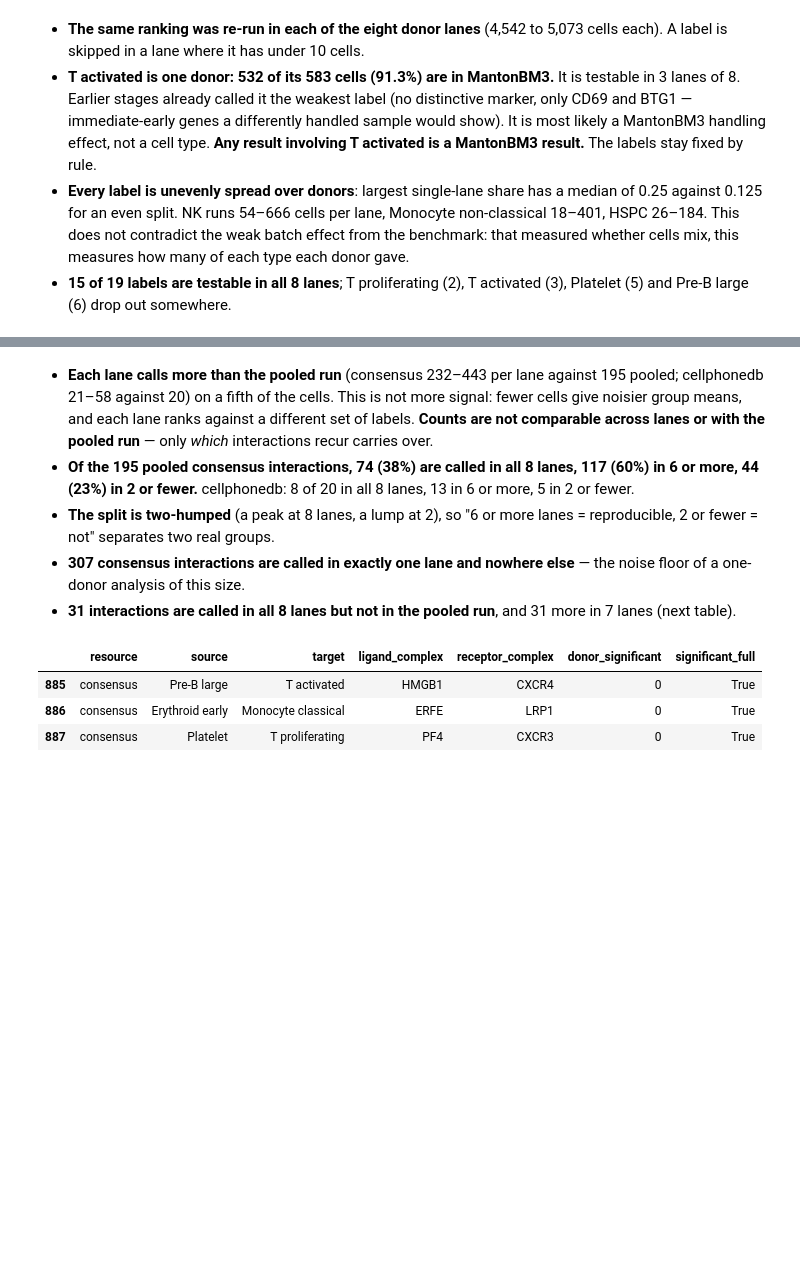
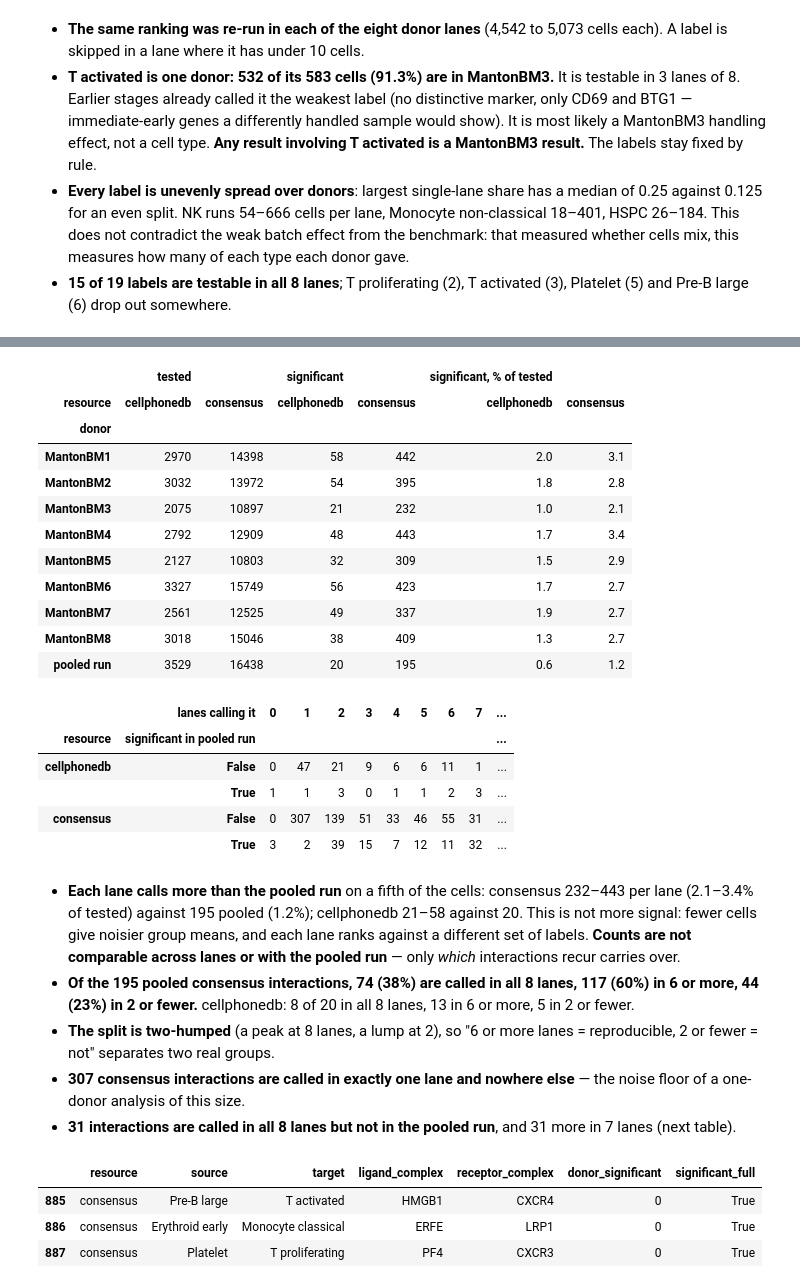
Before and after one commit to Seg0fieD/bm_scrna_methods, a Jupyter notebook: notebooks/scrna_bm_cell_cell_communication.ipynb, the cells around one changed output, grey strips where cells are left out. Drawn from its saved outputs; the diff is of its cells as text; code cells hidden in the pictures; blank space fills up the shorter version.

Commit message:
update: lane totals in cell-cell communication stage notebook report

```diff
--- a/notebooks/scrna_bm_cell_cell_communication.ipynb
+++ b/notebooks/scrna_bm_cell_cell_communication.ipynb
@@ -427,6 +409,38 @@ pd.crosstab([reproducible["resource"], reproducible["significant_full"]], reprod
+# %%
+lane_totals = table("cell_cell_communication/lr_donors/lr_donors_summary.csv")
+pooled = pd.DataFrame({"donor": "pooled run", "resource": list(ranked),
+                       "tested": [len(ranked[resource]) for resource in ranked],
+                       "significant": [len(significant[resource]) for resource in ranked]})
+lane_totals = pd.concat([lane_totals, pooled], ignore_index=True)
+lane_totals["significant, % of tested"] = (100 * lane_totals["significant"] / lane_totals["tested"]).round(1)
+display(pd.concat({column: lane_totals.pivot(index="donor", columns="resource", values=column)
+                   for column in ("tested", "significant", "significant, % of tested")}, axis=1))
+reproducible = table("cell_cell_communication/lr_donors/lr_donors_reproducible.csv")
+pd.crosstab([reproducible["resource"], reproducible["significant_full"]], reproducible["donor_significant"],
+            rownames=["resource", "significant in pooled run"], colnames=["lanes calling it"])
+# %% [output]
+|  | tested |  | significant |  | significant, % of tested |  |
+| resource | cellphonedb | consensus | cellphonedb | consensus | cellphonedb | consensus |
+| donor |  |  |  |  |  |  |
+| MantonBM1 | 2970 | 14398 | 58 | 442 | 2.0 | 3.1 |
+| MantonBM2 | 3032 | 13972 | 54 | 395 | 1.8 | 2.8 |
+| MantonBM3 | 2075 | 10897 | 21 | 232 | 1.0 | 2.1 |
+| MantonBM4 | 2792 | 12909 | 48 | 443 | 1.7 | 3.4 |
+| MantonBM5 | 2127 | 10803 | 32 | 309 | 1.5 | 2.9 |
+| MantonBM6 | 3327 | 15749 | 56 | 423 | 1.7 | 2.7 |
+| MantonBM7 | 2561 | 12525 | 49 | 337 | 1.9 | 2.7 |
+| MantonBM8 | 3018 | 15046 | 38 | 409 | 1.3 | 2.7 |
+| pooled run | 3529 | 16438 | 20 | 195 | 0.6 | 1.2 |
+|  | lanes calling it | 0 | 1 | 2 | 3 | 4 | 5 | 6 | 7 | ... |
+| resource | significant in pooled run |  |  |  |  |  |  |  |  | ... |
+| cellphonedb | False | 0 | 47 | 21 | 9 | 6 | 6 | 11 | 1 | ... |
+|  | True | 1 | 1 | 3 | 0 | 1 | 1 | 2 | 3 | ... |
+| consensus | False | 0 | 307 | 139 | 51 | 33 | 46 | 55 | 31 | ... |
+|  | True | 3 | 2 | 39 | 15 | 7 | 12 | 11 | 32 | ... |
 # %% [markdown]
-- **Each lane calls more than the pooled run** (consensus 232–443 per lane
-  against 195 pooled; cellphonedb 21–58 against 20) on a fifth of the cells.
+- **Each lane calls more than the pooled run** on a fifth of the cells:
+  consensus 232–443 per lane (2.1–3.4% of tested) against 195 pooled (1.2%);
+  cellphonedb 21–58 against 20.
   This is not more signal: fewer cells give noisier group means, and each lane
   ranks against a different set of labels. **Counts are not comparable across
   lanes or with the pooled run** — only *which* interactions recur carries
```
Also changed, not shown: parts of 1 cell of this notebook.
